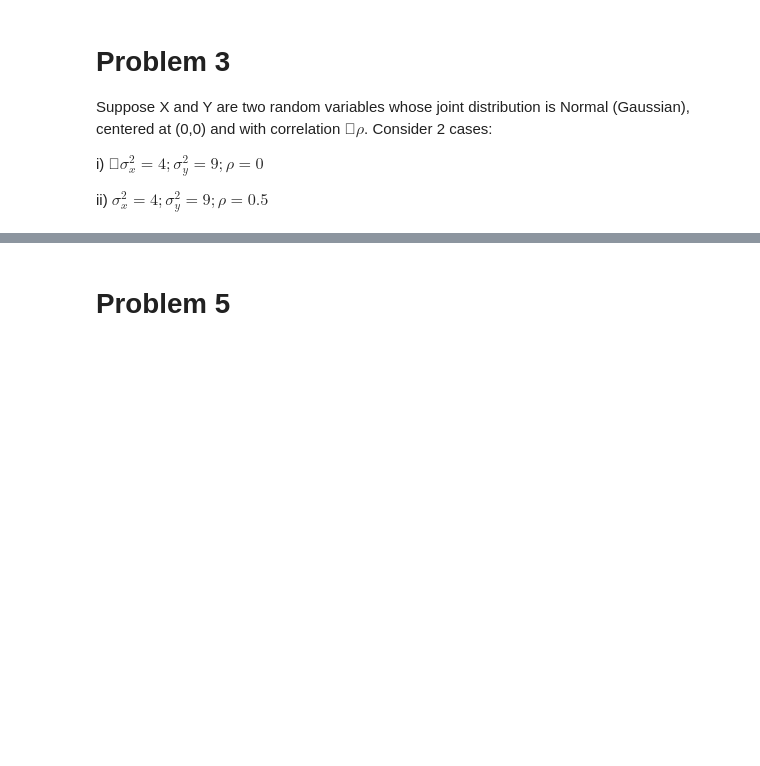
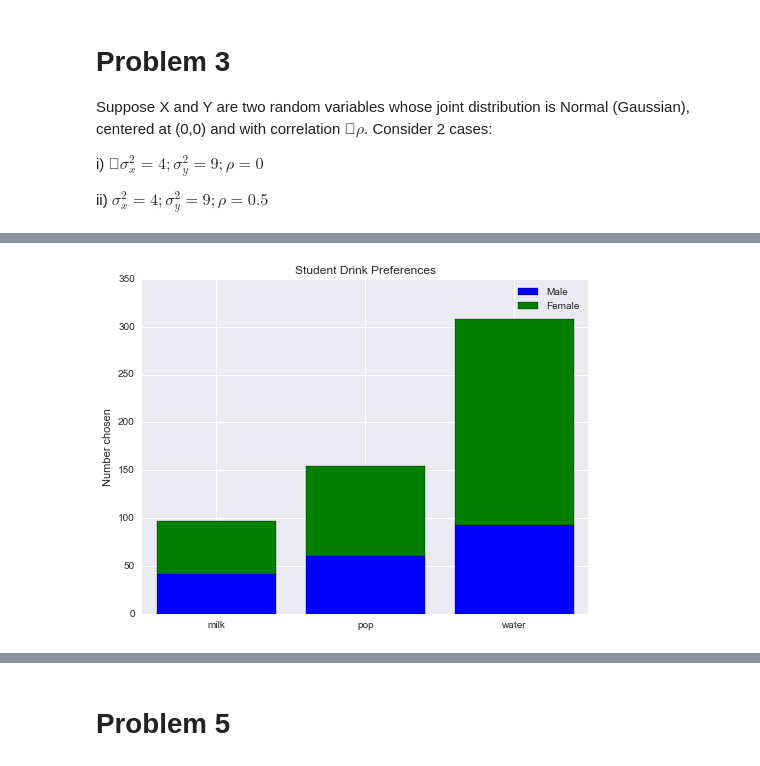
Before and after one commit to wenyangfu/EE361M_Homework, a Jupyter notebook: Homework 1.ipynb, the cells around one changed output, grey strips where cells are left out. Saved outputs shown, nothing was run; the diff lists cells and outputs as text; code cells hidden in the pictures; blank space fills up the shorter version.

```diff
--- a/Homework 1.ipynb
+++ b/Homework 1.ipynb
@@ -117,0 +167,3 @@ for angle in range(0, 360):
+# %%
+drinks_by_gender = student_data.groupby(['Gender', 'Drink']).count().Student  # kinda hacky, but it gets us the counts
+print(drinks_by_gender)
@@ -117,0 +179,26 @@ for angle in range(0, 360):
+# %%
+male_counts = drinks_by_gender['male']
+female_counts = drinks_by_gender['female']
+# %%
+# based on http://matplotlib.org/examples/pylab_examples/bar_stacked.html
+male_bars = plt.bar(
+    range(len(male_counts)),
+    male_counts.values,
+    align='center',
+    color='b'
+)
+female_bars = plt.bar(
+    range(len(female_counts)),
+    female_counts.values,
+    align='center',
+    bottom=male_counts.values,
+    color='g'
+)
+plt.xticks(range(len(male_counts)), male_counts.keys())
+
+plt.ylabel('Number chosen')
+plt.title('Student Drink Preferences')
+plt.legend((male_bars[0], female_bars[0]), ('Male', 'Female'))
+sns.despine()
+# %% [output]
+[figure, added]
```
Also changed, not shown: parts of 16 cells of this notebook.
